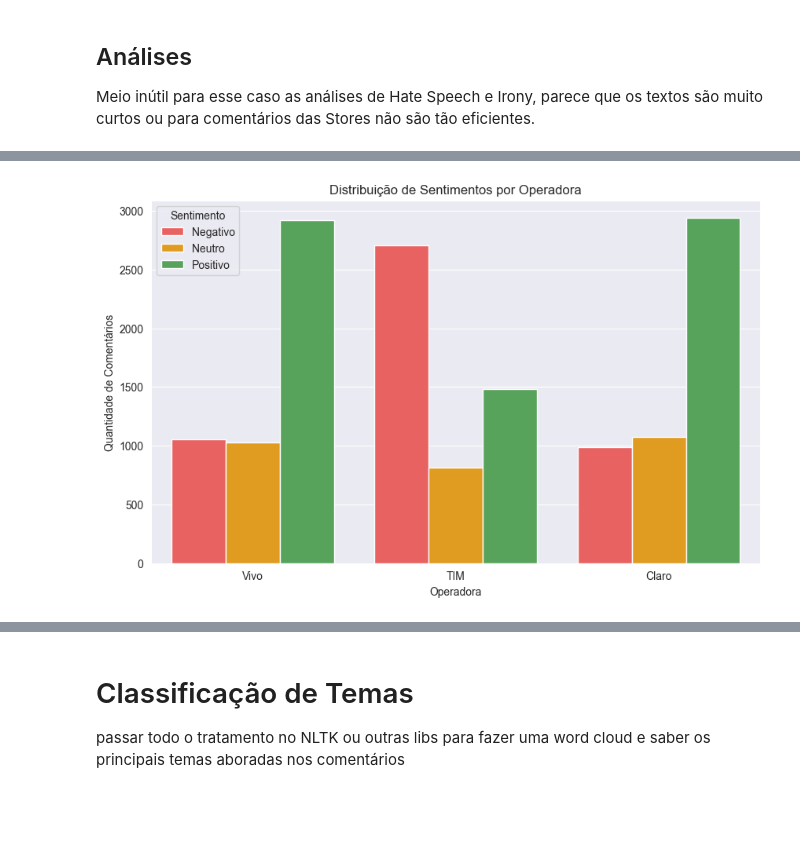
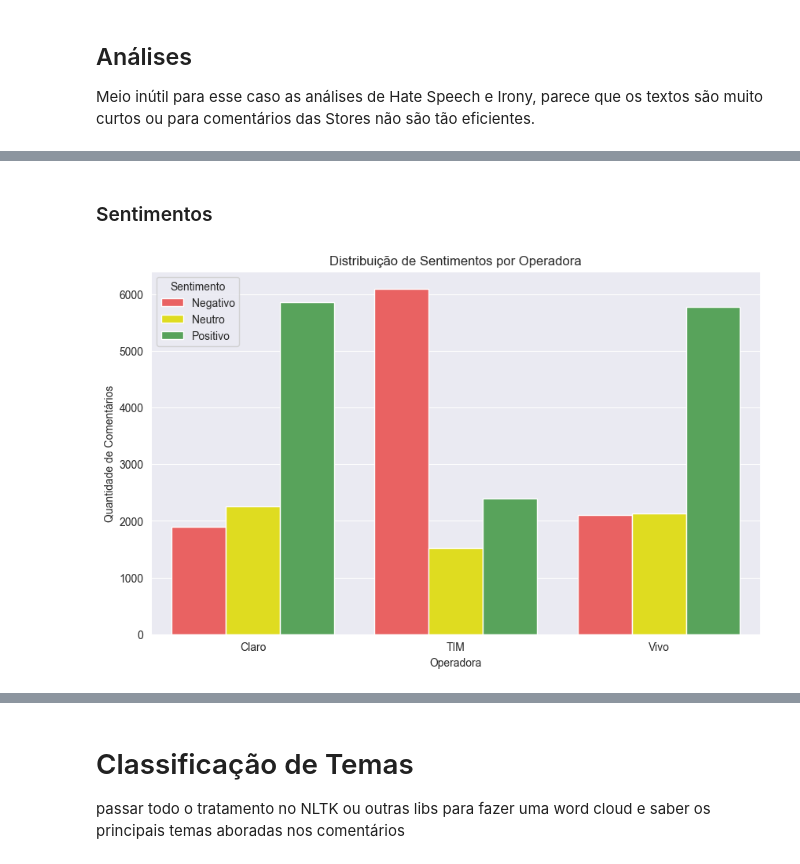
Before and after one commit to PedroReste/analises_e_insights, a Jupyter notebook: sentimentos_e_temas_de_comentarios_de_apps/notebook.ipynb, the cells around one changed output, grey strips where cells are left out. Cells and saved outputs as stored; diff of their text form; code cells hidden in the pictures; blank space fills up the shorter version.

Commit message:
Praticamente fechei a parte dos sentimentos para avançar nos temas mais falados

```diff
--- a/sentimentos_e_temas_de_comentarios_de_apps/notebook.ipynb
+++ b/sentimentos_e_temas_de_comentarios_de_apps/notebook.ipynb
@@ -166,5 +209,5 @@ def analisar_sentimento(texto):
 
 Meio inútil para esse caso as análises de Hate Speech e Irony, parece que os textos são muito curtos ou para comentários das Stores não são tão eficientes.
 # %%
-resultados = comentarios_claro["comentario_sem_emoji"].apply(analisar_sentimento_todos)
-df_claro = pd.concat([comentarios_claro, resultados], axis=1)
+resultados = comentarios_android["content_proc"].swifter.apply(analisar_sentimento_todos)
+df = pd.concat([comentarios_android, resultados], axis=1)
@@ -182,0 +417,15 @@ df_vivo = pd.read_csv("df_vivo2.csv")
+# %%
+frequencias = df[df['app'] == 'TIM']['app_version'].value_counts()
+
+limiar = 200
+versoes_rare = frequencias[frequencias < limiar].index
+
+df['app_version_agrupada'] = df['app_version'].where(~df['app_version'].isin(versoes_rare), 'Outros')
+
+resultado = (df[df['app'] == 'TIM']
+             .groupby(['sentiment_output', 'app_version_agrupada'])
+             .size()
+             .reset_index(name='contagem'))
+
+tabela = resultado.pivot(index='sentiment_output', columns='app_version_agrupada', values='contagem').fillna(0)
+tabela
@@ -182,0 +469,15 @@ df_vivo = pd.read_csv("df_vivo2.csv")
+# %%
+frequencias = df[df['app'] == 'Vivo']['app_version'].value_counts()
+
+limiar = 50
+versoes_rare = frequencias[frequencias < limiar].index
+
+df['app_version_agrupada'] = df['app_version'].where(~df['app_version'].isin(versoes_rare), 'Outros')
+
+resultado = (df[df['app'] == 'Vivo']
+             .groupby(['sentiment_output', 'app_version_agrupada'])
+             .size()
+             .reset_index(name='contagem'))
+
+tabela = resultado.pivot(index='sentiment_output', columns='app_version_agrupada', values='contagem').fillna(0)
+tabela
@@ -183,37 +490,34 @@ df_vivo = pd.read_csv("df_vivo2.csv")
+# %% [markdown]
+### Sentimentos
 # %%
-# Mapear sentimentos para Negativo, Neutro e Positivo
 def map_sentiment(sent):
     if sent in ['NEG', 'negativo']:
         return 'Negativo'
     elif sent in ['NEU', 'neutro']:
         return 'Neutro'
     elif sent in ['POS', 'positivo']:
         return 'Positivo'
     else:
         return 'Outro'
 
-# Concatenar os DataFrames
-df_geral = pd.concat([df_vivo, df_tim, df_claro], ignore_index=True)
-df_geral['sentimento_simplificado'] = df_geral['sentiment_output'].apply(map_sentiment)
+df['sentimento_simplificado'] = df['sentiment_output'].apply(map_sentiment)
 
-# Ajustar o estilo
 sns.set_style("darkgrid")
 plt.figure(figsize=(10, 6))
 
-# Plotar gráfico com hue simplificado
 sns.countplot(
-    data=df_geral,
+    data=df,
     x='app',
     hue='sentimento_simplificado',
-    palette={'Negativo': '#FF4C4C', 'Neutro': '#FFA500', 'Positivo': '#4CAF50'},
+    palette={'Negativo': '#FF4C4C', 'Neutro': '#FFFB00', 'Positivo': '#4CAF50'},
     hue_order=['Negativo', 'Neutro', 'Positivo']
 )
 
 plt.title("Distribuição de Sentimentos por Operadora", loc="center")
 plt.xlabel("Operadora")
 plt.ylabel("Quantidade de Comentários")
 plt.legend(title="Sentimento")
 
 plt.show()
 # %% [output]
-[figure, old version]
+[figure, new version]
```
Also changed, not shown: parts of 36 cells of this notebook.
